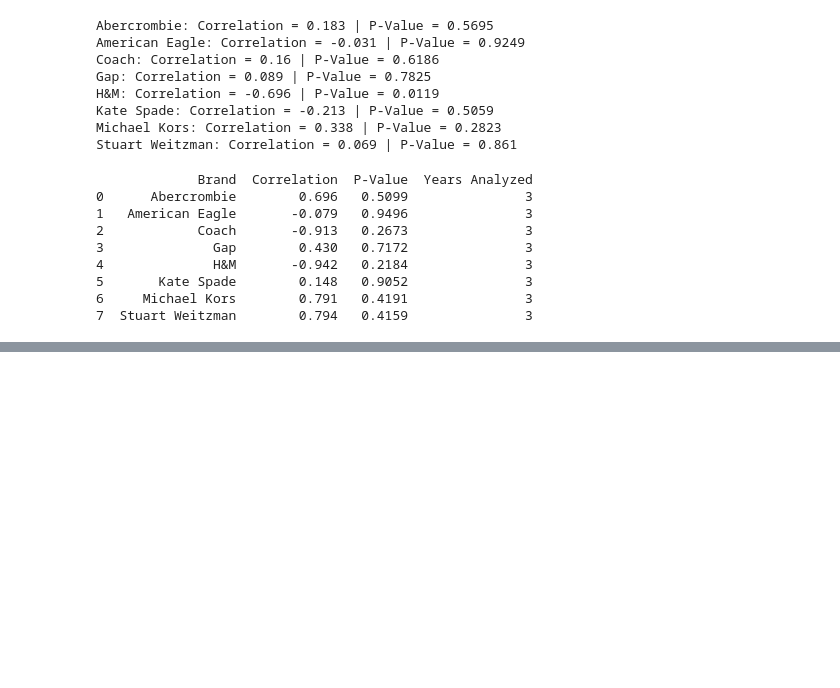
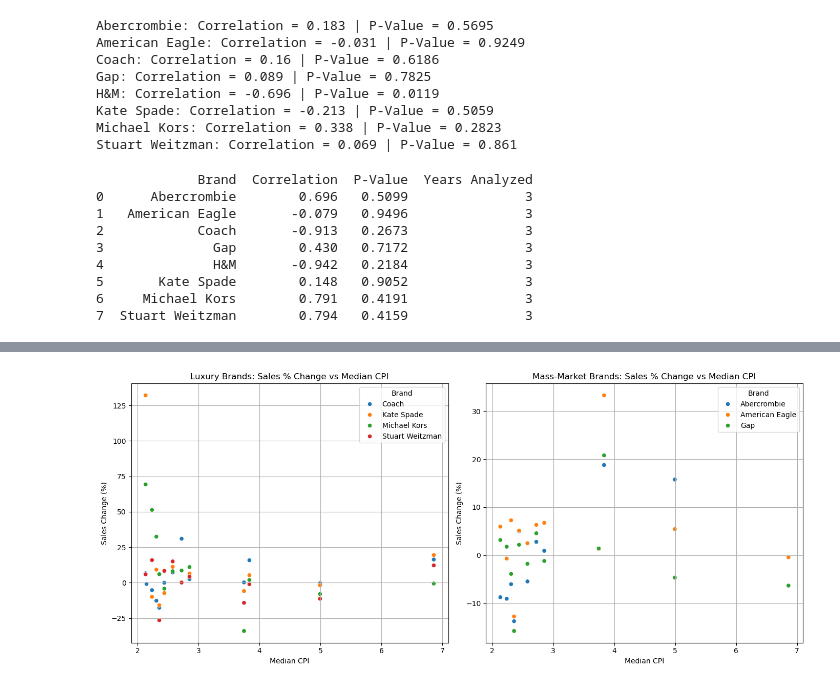
Before and after one commit to janellecalalang/capstone, a Jupyter notebook: results/RQ3.ipynb, the cells around one changed output, grey strips where cells are left out. Drawn from its saved outputs; the diff is of its cells as text; code cells hidden in the pictures; blank space fills up the shorter version.

```diff
--- a/results/RQ3.ipynb
+++ b/results/RQ3.ipynb
@@ -569,0 +610,26 @@ print(results_df)
+# %%
+sales["Net Sales ($ Millions)"] = sales["Net Sales ($ Millions)"].astype(str).str.replace(",", "").astype(float)
+sales["Sales Change (%)"] = sales.groupby("Brand")["Net Sales ($ Millions)"].pct_change() * 100
+sales = sales.dropna()
+
+merged = pd.merge(sales, cpi_yearly, on="Year", how="inner")
+
+luxury = merged[merged["Luxury or Mass-Market"] == "Luxury"]
+mass = merged[merged["Luxury or Mass-Market"] == "Mass-Market"]
+
+plt.figure(figsize=(14, 6))
+
+plt.subplot(1, 2, 1)
+sns.scatterplot(data=luxury, x="Median CPI", y="Sales Change (%)", hue="Brand")
+plt.title("Luxury Brands: Sales % Change vs Median CPI")
+plt.grid(True)
+
+plt.subplot(1, 2, 2)
+sns.scatterplot(data=mass, x="Median CPI", y="Sales Change (%)", hue="Brand")
+plt.title("Mass-Market Brands: Sales % Change vs Median CPI")
+plt.grid(True)
+
+plt.tight_layout()
+plt.show()
+# %% [output]
+[figure, added]
```
Also changed, not shown: parts of 4 cells of this notebook, 2 other files.
